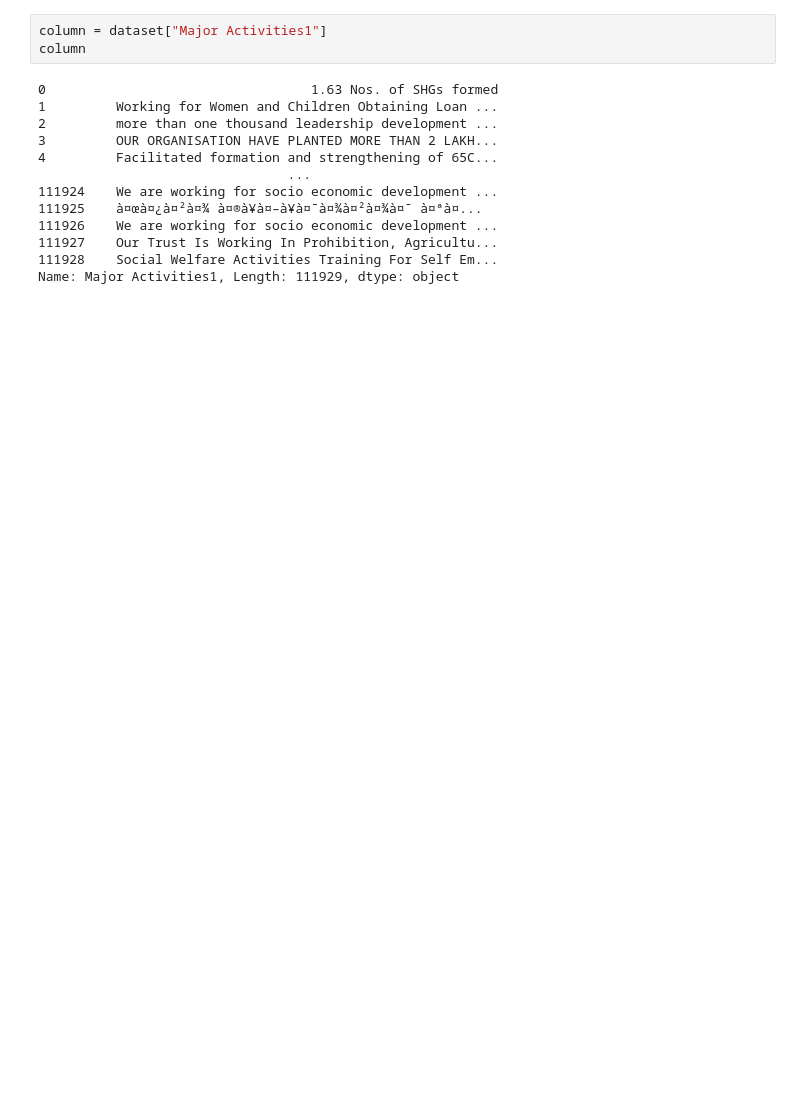
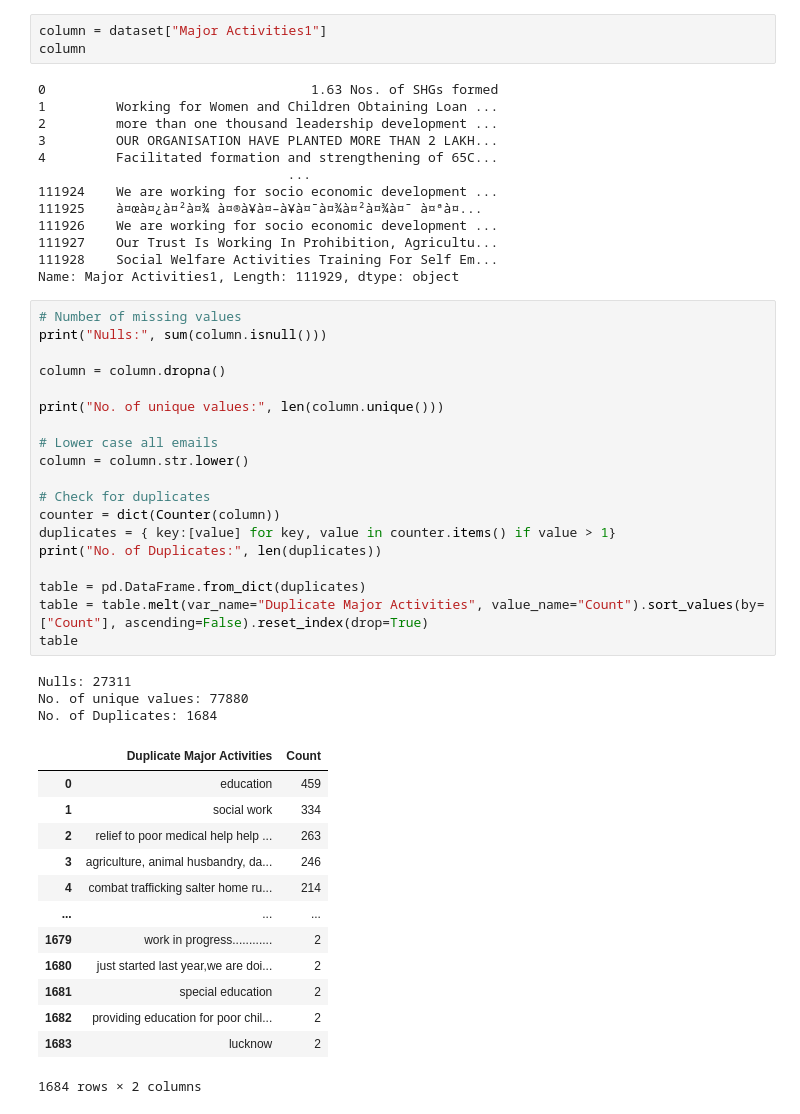
Before and after one commit to shayan-khoygani/Codebook, a Jupyter notebook: 42621 Final_Data_ngodarpan.gov.in/42621 Final_Data_ngodarpan.gov.in.ipynb, the cells around one changed output. Saved outputs shown, nothing was run; the diff lists cells and outputs as text; blank space fills up the shorter version.

Commit message:
major activities

```diff
--- a/42621 Final_Data_ngodarpan.gov.in/42621 Final_Data_ngodarpan.gov.in.ipynb
+++ b/42621 Final_Data_ngodarpan.gov.in/42621 Final_Data_ngodarpan.gov.in.ipynb
@@ -641,3 +640,39 @@ column
 111927    Our Trust Is Working In Prohibition, Agricultu...
 111928    Social Welfare Activities Training For Self Em...
 Name: Major Activities1, Length: 111929, dtype: object
+# %%
+# Number of missing values
+print("Nulls:", sum(column.isnull()))
+
+column = column.dropna()
+
+print("No. of unique values:", len(column.unique()))
+
+# Lower case all emails
+column = column.str.lower()
+
+# Check for duplicates
+counter = dict(Counter(column))
+duplicates = { key:[value] for key, value in counter.items() if value > 1}
+print("No. of Duplicates:", len(duplicates))
+
+table = pd.DataFrame.from_dict(duplicates)
+table = table.melt(var_name="Duplicate Major Activities", value_name="Count").sort_values(by=["Count"], ascending=False).reset_index(drop=True)
+table
+# %% [output]
+Nulls: 27311
+No. of unique values: 77880
+No. of Duplicates: 1684
+|  | Duplicate Major Activities | Count |
+| 0 | education | 459 |
+| 1 | social work | 334 |
+| 2 | relief to poor medical help help ... | 263 |
+| 3 | agriculture, animal husbandry, da... | 246 |
+| 4 | combat trafficking salter home ru... | 214 |
+| ... | ... | ... |
+| 1679 | work in progress............ | 2 |
+| 1680 | just started last year,we are doi... | 2 |
+| 1681 | special education | 2 |
+| 1682 | providing education for poor chil... | 2 |
+| 1683 | lucknow | 2 |
+1684 rows × 2 columns
```
Also changed, not shown: parts of 9 cells of this notebook.
